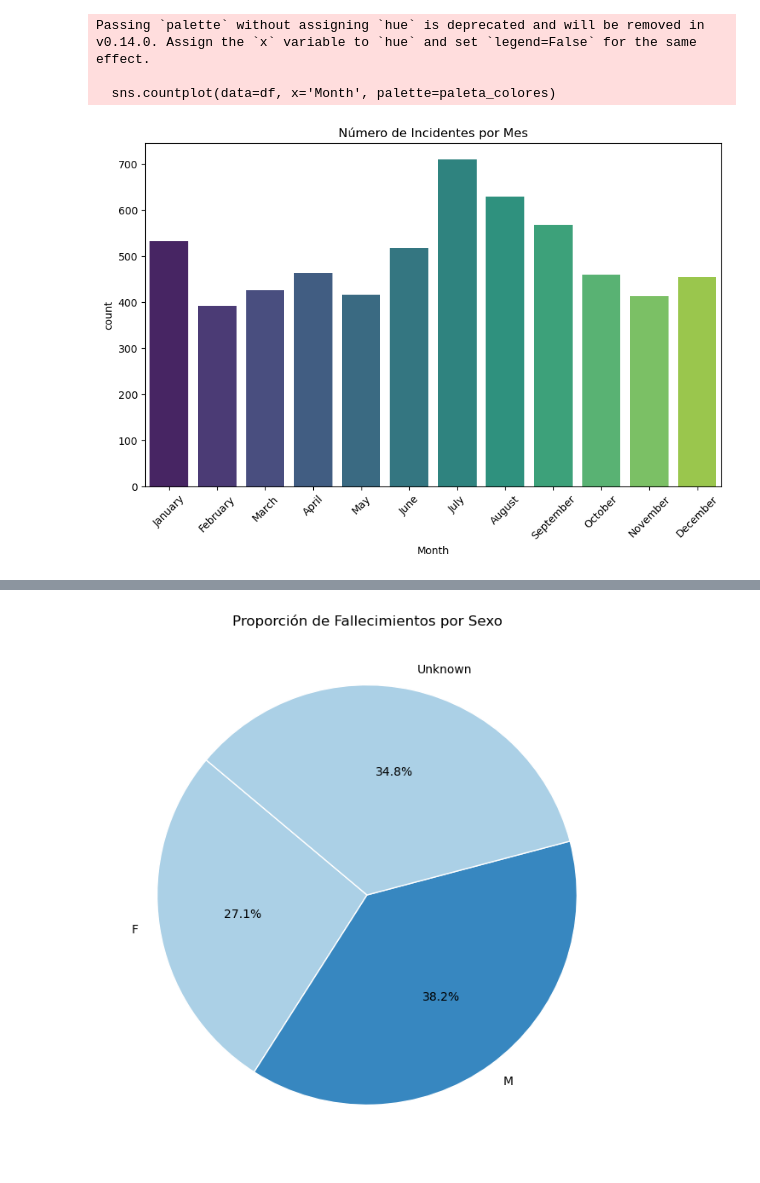
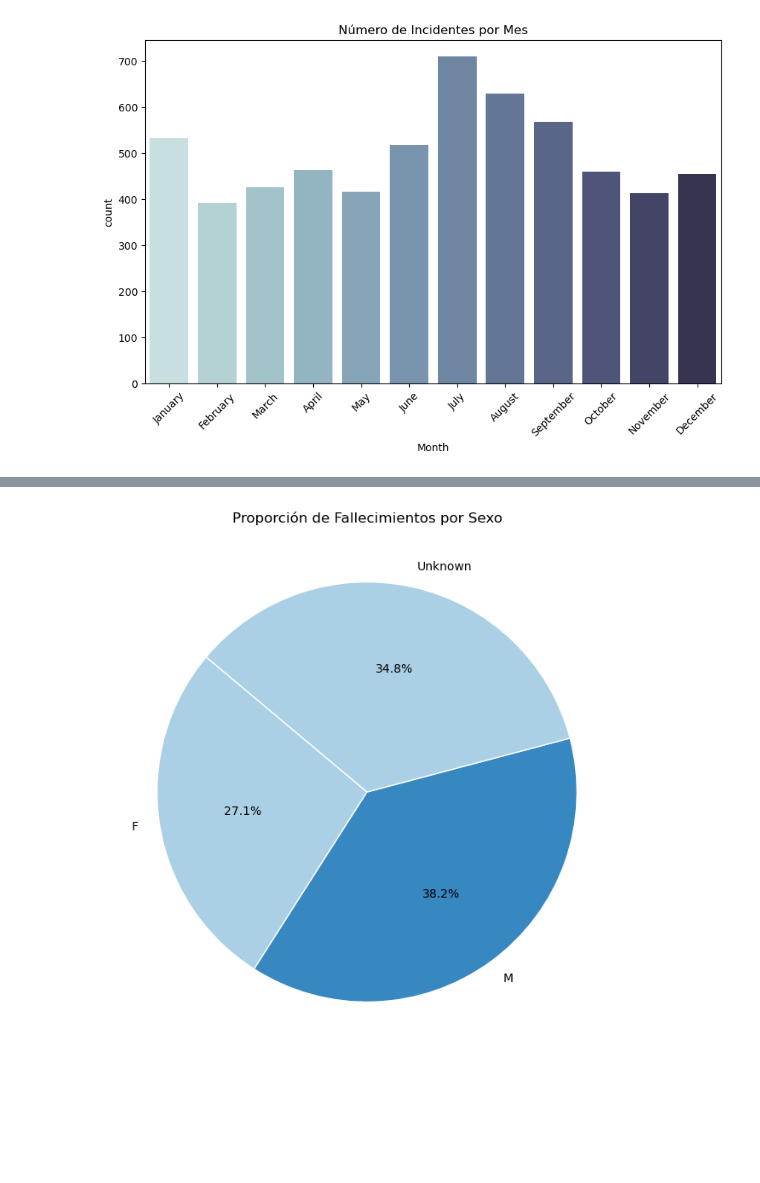
Before and after one commit to LOA395/Shark-attack, a Jupyter notebook: EDA.ipynb, the cells around one changed output, grey strips where cells are left out. Drawn from its saved outputs; the diff is of its cells as text; code cells hidden in the pictures; blank space fills up the shorter version.

```diff
--- a/EDA.ipynb
+++ b/EDA.ipynb
@@ -46,0 +67,2 @@ df['Date'] = pd.to_datetime(df['Date'])
+# %%
+df_copia = df.copy()
@@ -47,23 +131,17 @@ df['Date'] = pd.to_datetime(df['Date'])
 # %%
-# PRUEBA PRIMER GRÁFICO
-df['Month'] = df['Date'].dt.month_name()  # Extraer el nombre del mes
-
 # Crear un nuevo DataFrame con el orden correcto de los meses
 meses_ordenados = ['January', 'February', 'March', 'April', 'May', 'June',
                    'July', 'August', 'September', 'October', 'November', 'December']
-df['Month'] = pd.Categorical(df['Month'], categories=meses_ordenados, ordered=True)
+df_copia['Month'] = pd.Categorical(df_copia['Month'], categories=meses_ordenados, ordered=True)
 
 # Definir una paleta de colores
-paleta_colores_azul = sns.color_palette("Blues", n_colors=len(df['Month'].unique()))
+paleta_colores_azul = sns.color_palette("ch:start=.2,rot=-.3", n_colors=len(df_copia['Month'].unique()))
 
 # Crear el gráfico
 plt.figure(figsize=(10, 6))
-sns.countplot(data=df, x='Month', palette=paleta_colores)
+sns.countplot(data=df_copia, x='Month', palette=paleta_colores_azul)
 plt.title('Número de Incidentes por Mes')
-plt.xticks(rotation=45)  # Opcional, para mejorar la legibilidad
+plt.xticks(rotation=45)
 plt.show()
 # %% [output]
-Passing `palette` without assigning `hue` is deprecated and will be removed in v0.14.0. Assign the `x` variable to `hue` and set `legend=False` for the same effect.
-
-  sns.countplot(data=df, x='Month', palette=paleta_colores)
-[figure, old version]
+[figure, new version]
```
Also changed, not shown: parts of 28 cells of this notebook, 2 other files.
